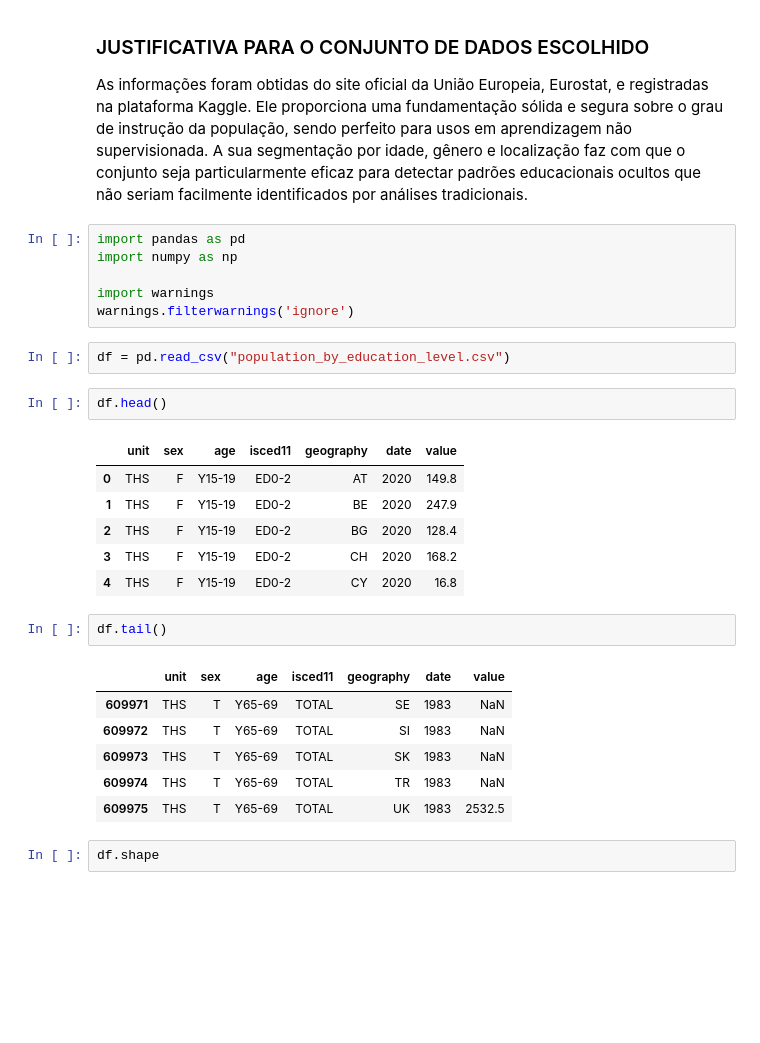
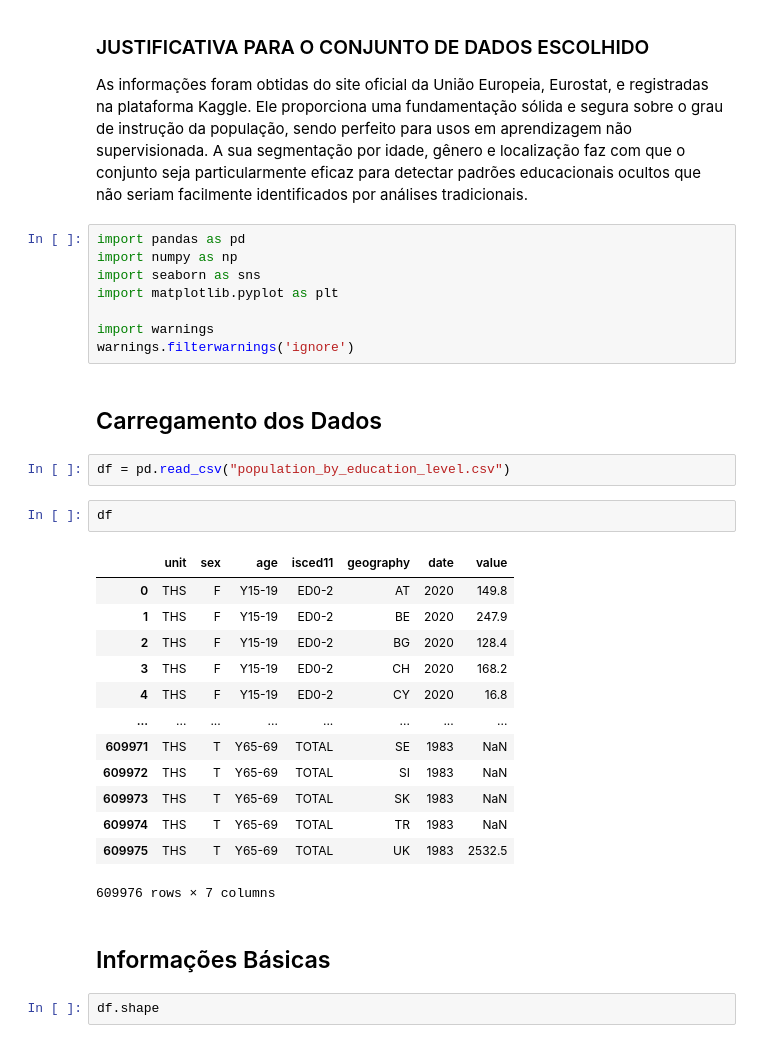
Before and after one commit to FelipeSteudel/Felipe_Steudel-CA1-ML_for_Business, a Jupyter notebook: Felipe Steudel - CA1 - Machine Learning for Business.ipynb, the cells around one changed output. Cells and saved outputs as stored; diff of their text form; blank space fills up the shorter version.

```diff
--- a/Felipe Steudel - CA1 - Machine Learning for Business.ipynb
+++ b/Felipe Steudel - CA1 - Machine Learning for Business.ipynb
@@ -31,29 +31,33 @@ As informações foram obtidas do site oficial da União Europeia, Eurostat, e r
 # %%
 import pandas as pd
 import numpy as np
+import seaborn as sns
+import matplotlib.pyplot as plt
 
 import warnings
 warnings.filterwarnings('ignore')
+# %% [markdown]
+## Carregamento dos Dados
 # %%
 df = pd.read_csv("population_by_education_level.csv")
 # %%
-df.head()
+df
 # %% [output]
 |  | unit | sex | age | isced11 | geography | date | value |
 | 0 | THS | F | Y15-19 | ED0-2 | AT | 2020 | 149.8 |
 | 1 | THS | F | Y15-19 | ED0-2 | BE | 2020 | 247.9 |
 | 2 | THS | F | Y15-19 | ED0-2 | BG | 2020 | 128.4 |
 | 3 | THS | F | Y15-19 | ED0-2 | CH | 2020 | 168.2 |
 | 4 | THS | F | Y15-19 | ED0-2 | CY | 2020 | 16.8 |
+| ... | ... | ... | ... | ... | ... | ... | ... |
+| 609971 | THS | T | Y65-69 | TOTAL | SE | 1983 | NaN |
+| 609972 | THS | T | Y65-69 | TOTAL | SI | 1983 | NaN |
+| 609973 | THS | T | Y65-69 | TOTAL | SK | 1983 | NaN |
+| 609974 | THS | T | Y65-69 | TOTAL | TR | 1983 | NaN |
+| 609975 | THS | T | Y65-69 | TOTAL | UK | 1983 | 2532.5 |
+609976 rows × 7 columns
-# %%
-df.tail()
-# %% [output]
-|  | unit | sex | age | isced11 | geography | date | value |
-| 609971 | THS | T | Y65-69 | TOTAL | SE | 1983 | NaN |
-| 609972 | THS | T | Y65-69 | TOTAL | SI | 1983 | NaN |
-| 609973 | THS | T | Y65-69 | TOTAL | SK | 1983 | NaN |
-| 609974 | THS | T | Y65-69 | TOTAL | TR | 1983 | NaN |
-| 609975 | THS | T | Y65-69 | TOTAL | UK | 1983 | 2532.5 |
+# %% [markdown]
+## Informações Básicas
 # %%
 df.shape
 # %% [output]
```
Also changed, not shown: parts of 17 cells of this notebook.
